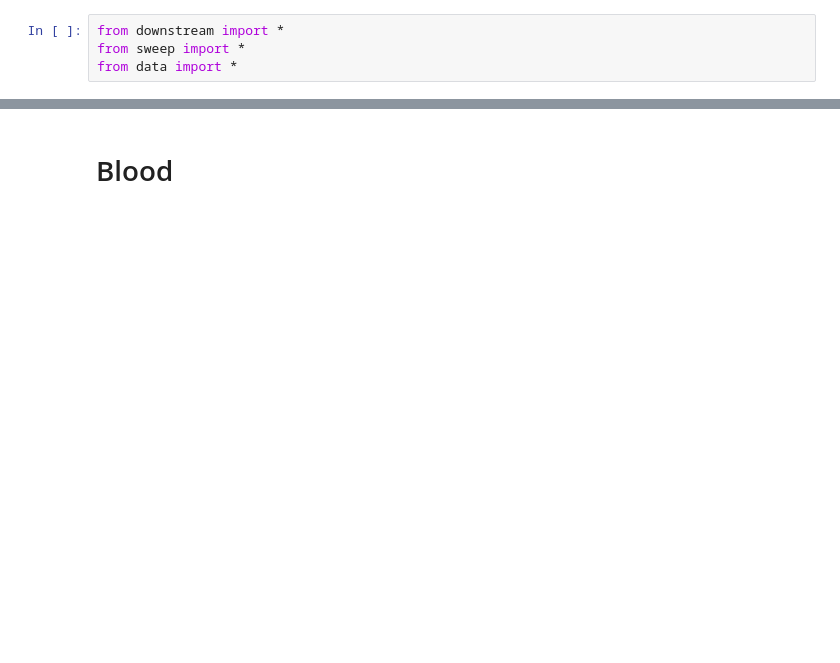
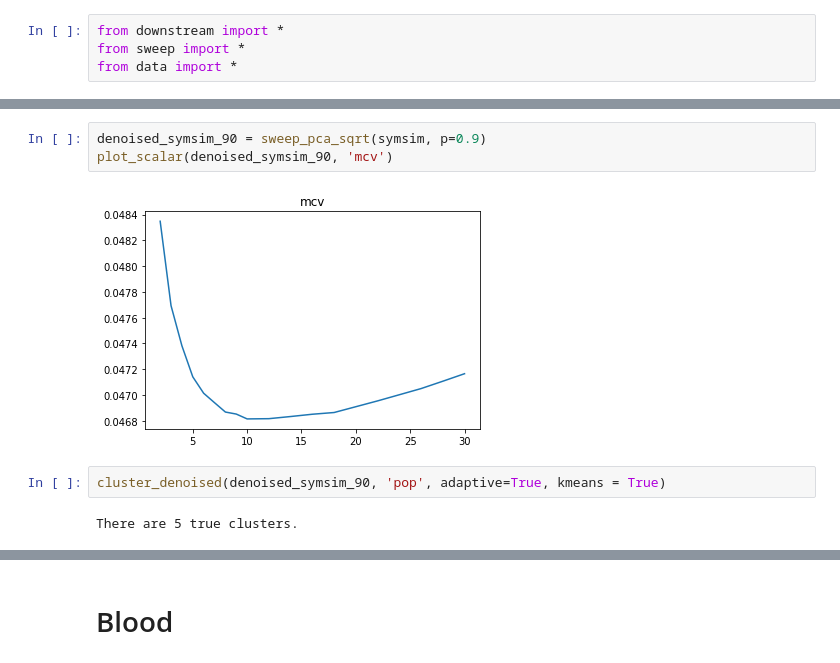
Before and after one commit to czbiohub-sf/molecular-cross-validation, a Jupyter notebook: examples/clustering.ipynb, the cells around one changed output, grey strips where cells are left out. Saved outputs shown, nothing was run; the diff lists cells and outputs as text; blank space fills up the shorter version.

```diff
--- a/examples/clustering.ipynb
+++ b/examples/clustering.ipynb
@@ -39,0 +46,9 @@ plot_mcv_ari(denoised_symsim)
+# %%
+denoised_symsim_90 = sweep_pca_sqrt(symsim, p=0.9)
+plot_scalar(denoised_symsim_90, 'mcv')
+# %% [output]
+[figure, added]
+# %%
+cluster_denoised(denoised_symsim_90, 'pop', adaptive=True, kmeans = True)
+# %% [output]
+There are 5 true clusters.
```
Also changed, not shown: parts of 42 cells of this notebook, 5 other files.
